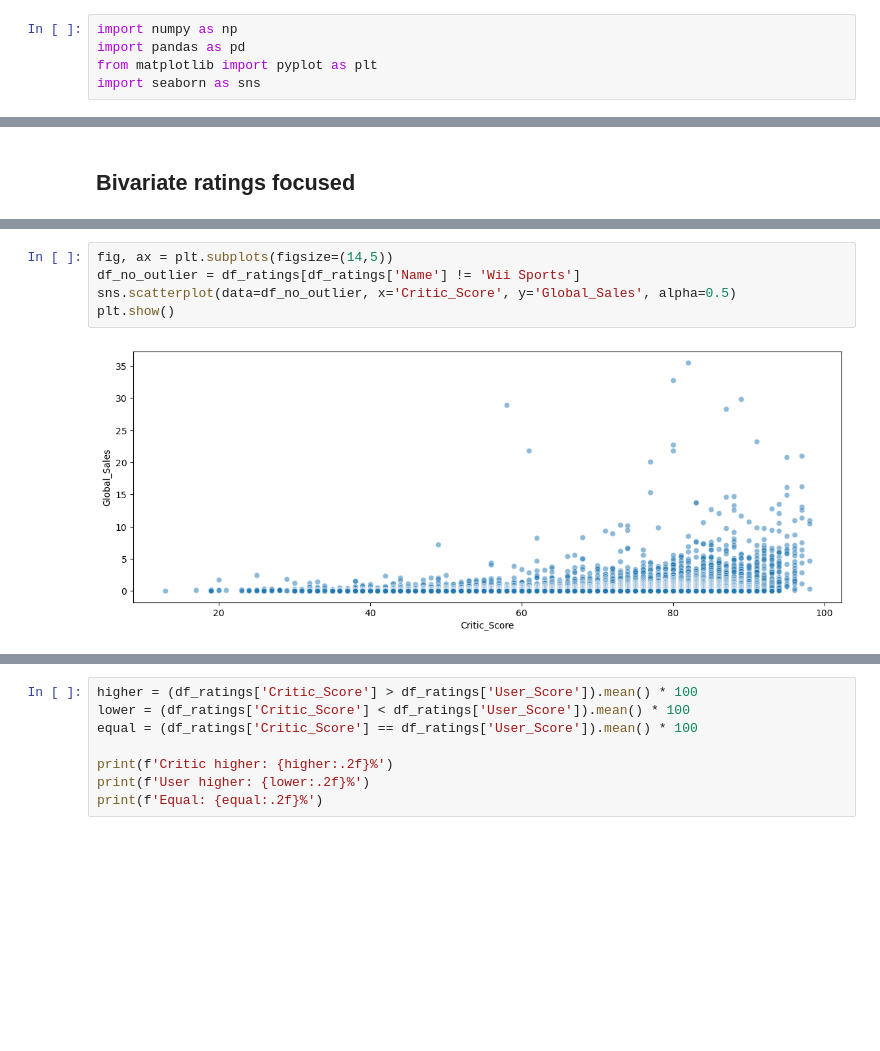
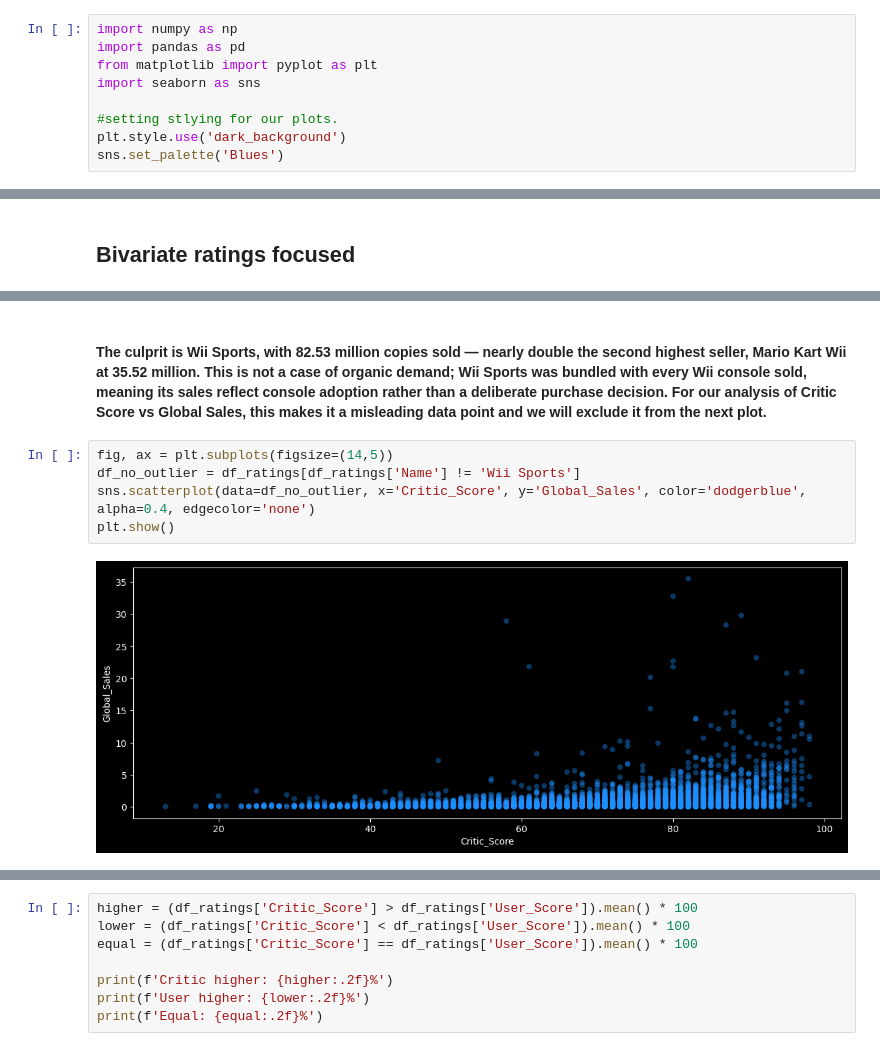
Before and after one commit to samisiraj/video-game-sales-eda, a Jupyter notebook: notebooks/eda.ipynb, the cells around one changed output, grey strips where cells are left out. Saved outputs shown, nothing was run; the diff lists cells and outputs as text; blank space fills up the shorter version.

```diff
--- a/notebooks/eda.ipynb
+++ b/notebooks/eda.ipynb
@@ -3,3 +9,7 @@ import numpy as np
 import pandas as pd
 from matplotlib import pyplot as plt
 import seaborn as sns
+
+#setting stlying for our plots.
+plt.style.use('dark_background')
+sns.set_palette('Blues')
@@ -268,7 +342,9 @@ df_ratings.nlargest(5, 'Global_Sales')
+# %% [markdown]
+#### The culprit is Wii Sports, with 82.53 million copies sold — nearly double the second highest seller, Mario Kart Wii at 35.52 million. This is not a case of organic demand; Wii Sports was bundled with every Wii console sold, meaning its sales reflect console adoption rather than a deliberate purchase decision. For our analysis of Critic Score vs Global Sales, this makes it a misleading data point and we will exclude it from the next plot.
 # %%
 fig, ax = plt.subplots(figsize=(14,5))
 df_no_outlier = df_ratings[df_ratings['Name'] != 'Wii Sports']
-sns.scatterplot(data=df_no_outlier, x='Critic_Score', y='Global_Sales', alpha=0.5)
+sns.scatterplot(data=df_no_outlier, x='Critic_Score', y='Global_Sales', color='dodgerblue', alpha=0.4, edgecolor='none')
 plt.show()
 # %% [output]
-[figure, old version]
+[figure, new version]
```
Also changed, not shown: parts of 56 cells of this notebook.
